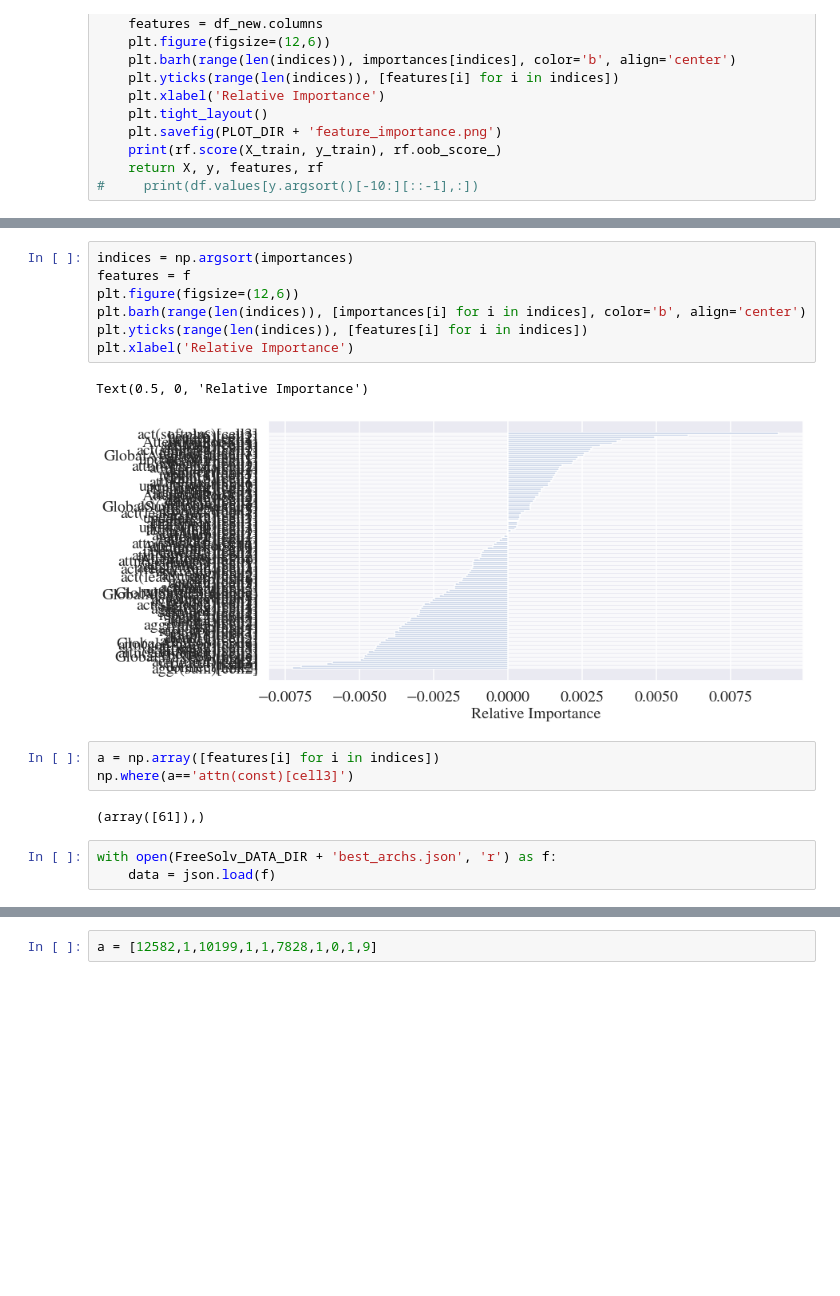
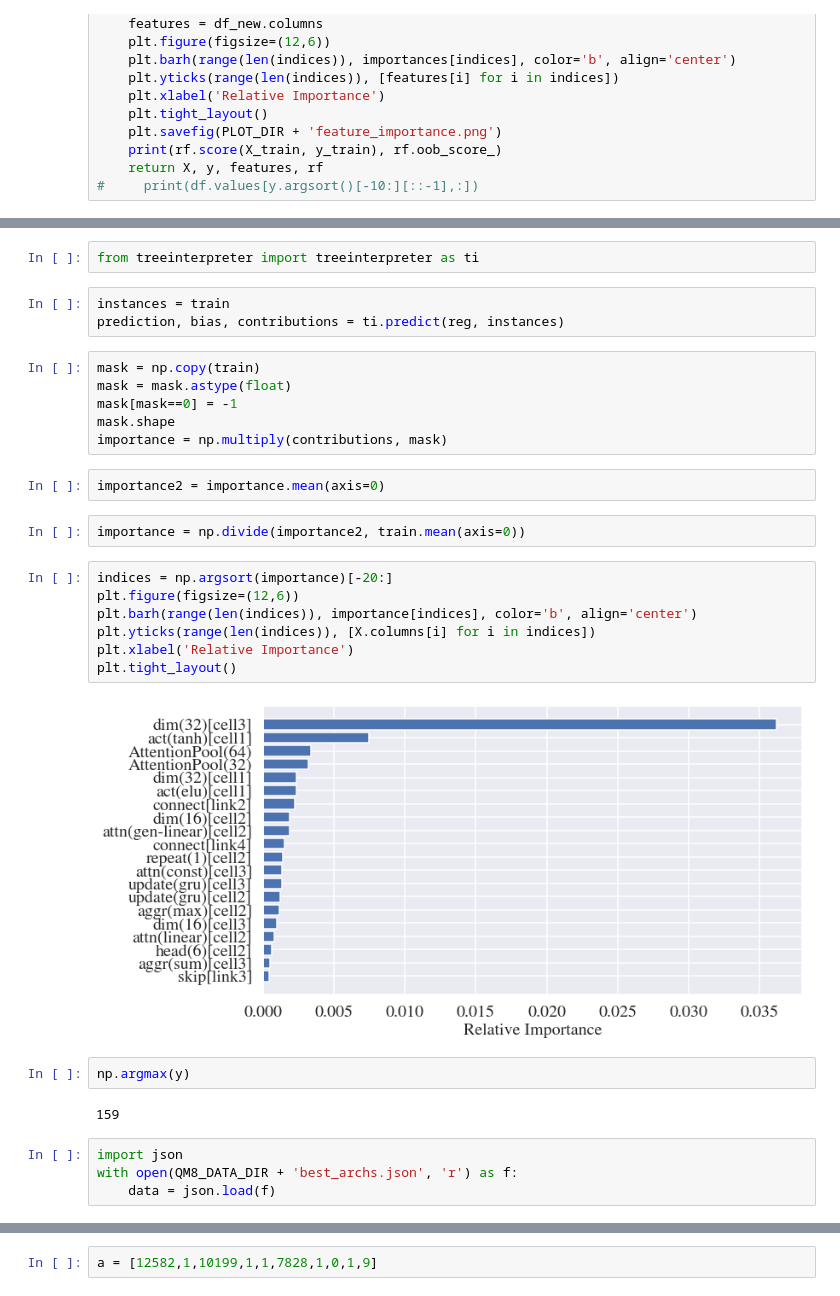
Before and after one commit to sjiang87/molnet, a Jupyter notebook: analysis.ipynb, the cells around one changed output, grey strips where cells are left out. Saved outputs shown, nothing was run; the diff lists cells and outputs as text; blank space fills up the shorter version.

Commit message:
feature importance

```diff
--- a/analysis.ipynb
+++ b/analysis.ipynb
@@ -412,19 +378,33 @@ importances = drop_col_feat_imp(rf, X, y)
+# %%
+from treeinterpreter import treeinterpreter as ti
+# %%
+instances = train
+prediction, bias, contributions = ti.predict(reg, instances)
+# %%
+mask = np.copy(train)
+mask = mask.astype(float)
+mask[mask==0] = -1
+mask.shape
+importance = np.multiply(contributions, mask)
+# %%
+importance2 = importance.mean(axis=0)
+# %%
+importance = np.divide(importance2, train.mean(axis=0))
 # %%
-indices = np.argsort(importances)
-features = f
+indices = np.argsort(importance)[-20:]
 plt.figure(figsize=(12,6))
-plt.barh(range(len(indices)), [importances[i] for i in indices], color='b', align='center')
-plt.yticks(range(len(indices)), [features[i] for i in indices])
+plt.barh(range(len(indices)), importance[indices], color='b', align='center')
+plt.yticks(range(len(indices)), [X.columns[i] for i in indices])
 plt.xlabel('Relative Importance')
+plt.tight_layout()
 # %% [output]
-Text(0.5, 0, 'Relative Importance')
-[figure, old version]
+[figure, new version]
-# %%
-a = np.array([features[i] for i in indices])
-np.where(a=='attn(const)[cell3]')
-# %% [output]
-(array([61]),)
+# %%
+np.argmax(y)
+# %% [output]
+159
 # %%
-with open(FreeSolv_DATA_DIR + 'best_archs.json', 'r') as f:
+import json
+with open(QM8_DATA_DIR + 'best_archs.json', 'r') as f:
     data = json.load(f)
 # %%
```
Also changed, not shown: parts of 37 cells of this notebook.
